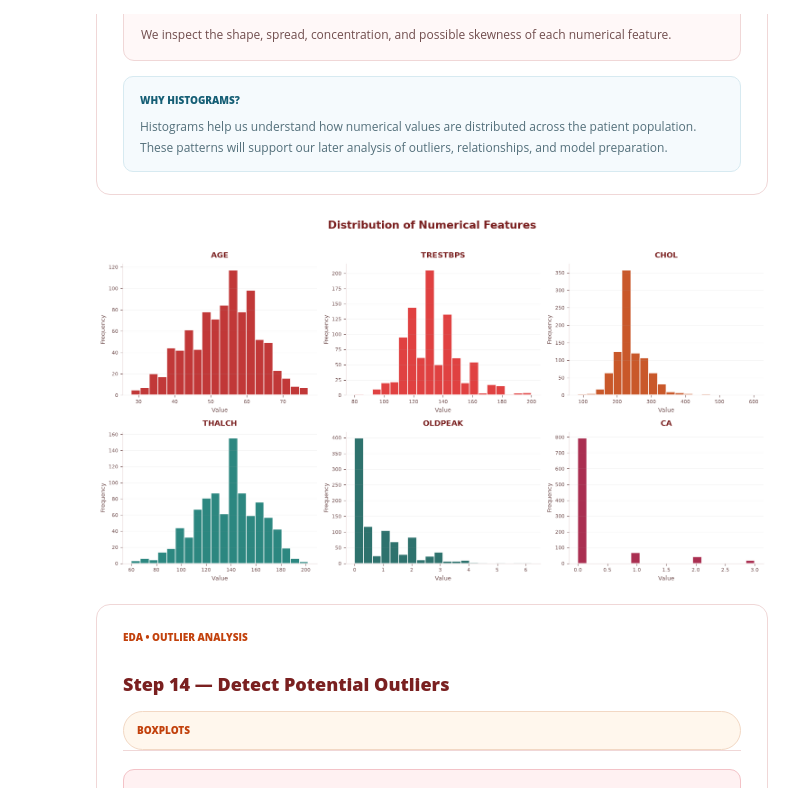
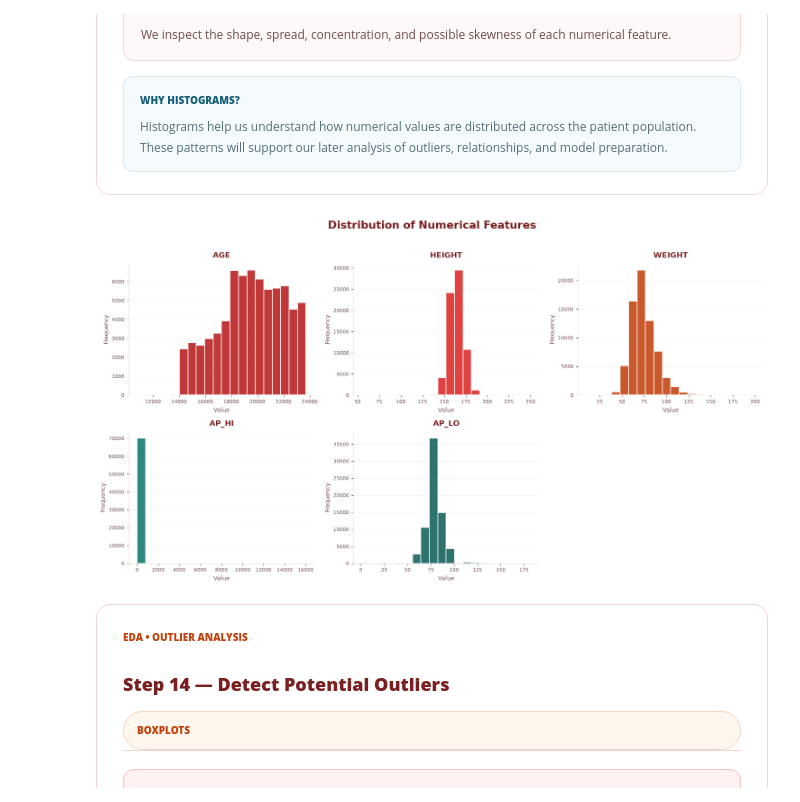
Before and after one commit to Shimaa-Habes/BinX-Training-AI-ML, a Jupyter notebook: CardiacML-Project/analysis/heart_analysis.ipynb, the cells around one changed output. Cells and saved outputs as stored; diff of their text form; code cells hidden in the pictures.

```diff
--- a/CardiacML-Project/analysis/heart_analysis.ipynb
+++ b/CardiacML-Project/analysis/heart_analysis.ipynb
@@ -3316,9 +3453,11 @@ from IPython.display import display, HTML
 import matplotlib.pyplot as plt
 
 # Calculate class counts and percentages
-target_counts = df_clean["num"].value_counts().sort_index()
+
+target_counts = df_clean["cardio"].value_counts().sort_index()
+
 target_percentages = (
-    df_clean["num"].value_counts(normalize=True).sort_index() * 100
+    df_clean["cardio"].value_counts(normalize=True).sort_index() * 100
 )
 
 class_balance = pd.DataFrame({
@@ -3326,6 +3465,7 @@ class_balance = pd.DataFrame({
     "Count": target_counts.values,
     "Percentage": target_percentages.values
 })
+
 
 # ---------------------------------------------------------
 # Styled table
@@ -3391,6 +3531,7 @@ styled_table = (
 
 display(styled_table)
 
+
 # ---------------------------------------------------------
 # Styled class distribution chart
 # ---------------------------------------------------------
@@ -3398,6 +3539,7 @@ display(styled_table)
 plt.figure(figsize=(8, 5))
 
 # Theme colors: red / burgundy / teal
+
 theme_colors = [
     "#B91C1C",
     "#DC2626",
@@ -3409,7 +3551,7 @@ theme_colors = [
 bars = plt.bar(
     class_balance["Class"].astype(str),
     class_balance["Count"],
-    color=theme_colors,
+    color=theme_colors[:len(class_balance)],
     width=0.65
 )
 
@@ -3422,7 +3564,7 @@ plt.title(
 )
 
 plt.xlabel(
-    "Heart Disease Class",
+    "Cardiovascular Disease Class",
     fontsize=11,
     fontweight="bold",
     color="#704D4D"
@@ -3444,8 +3586,11 @@ plt.yticks(
     color="#704D4D"
 )
 
+
 # Add count labels above each bar
+
 for bar, count in zip(bars, class_balance["Count"]):
+
     plt.text(
         bar.get_x() + bar.get_width() / 2,
         bar.get_height() + 8,
@@ -3457,7 +3602,9 @@ for bar, count in zip(bars, class_balance["Count"]):
         color="#7A2020"
     )
 
+
 # Keep the chart clean
+
 plt.grid(
     axis="y",
     alpha=0.15
@@ -3637,29 +3781,31 @@ outliers, relationships, and model preparation.
 </div>
 # %%
 import matplotlib.pyplot as plt
+
 from IPython.display import display, HTML
 
 # Numerical features used for distribution analysis
+
 numeric_features = [
     "age",
-    "trestbps",
-    "chol",
-    "thalch",
-    "oldpeak",
-    "ca"
+    "height",
+    "weight",
+    "ap_hi",
+    "ap_lo"
 ]
 
 # Theme colors
+
 theme_colors = [
     "#B91C1C",
     "#DC2626",
     "#C2410C",
     "#0F766E",
-    "#115E59",
-    "#9F1239"
+    "#115E59"
 ]
 
 # Create individual histograms
+
 fig, axes = plt.subplots(
     2,
     3,
@@ -3673,6 +3819,7 @@ for ax, column, color in zip(
     numeric_features,
     theme_colors
 ):
+
     ax.hist(
         df_clean[column],
         bins=20,
@@ -3703,34 +3850,39 @@ for ax, column, color in zip(
     )
 
     ax.tick_params(
         axis="both",
         labelsize=8,
         colors="#704D4D"
     )
 
     ax.grid(
         axis="y",
         alpha=0.12
     )
 
     ax.spines["top"].set_visible(False)
     ax.spines["right"].set_visible(False)
     ax.spines["left"].set_color("#E8DADA")
     ax.spines["bottom"].set_color("#E8DADA")
 
 
+# Hide the unused sixth subplot
+
+axes[-1].set_visible(False)
+
+
 fig.suptitle(
     "Distribution of Numerical Features",
     fontsize=17,
     fontweight="bold",
     color="#7A2020",
     y=1.02
 )
 
 plt.tight_layout()
 plt.show()
 # %% [output]
-[figure, old version]
+[figure, new version]
 # %% [markdown]
 <div style="
     background:#FFFFFF;
```
Also changed, not shown: parts of 31 cells of this notebook, 8 other files.
